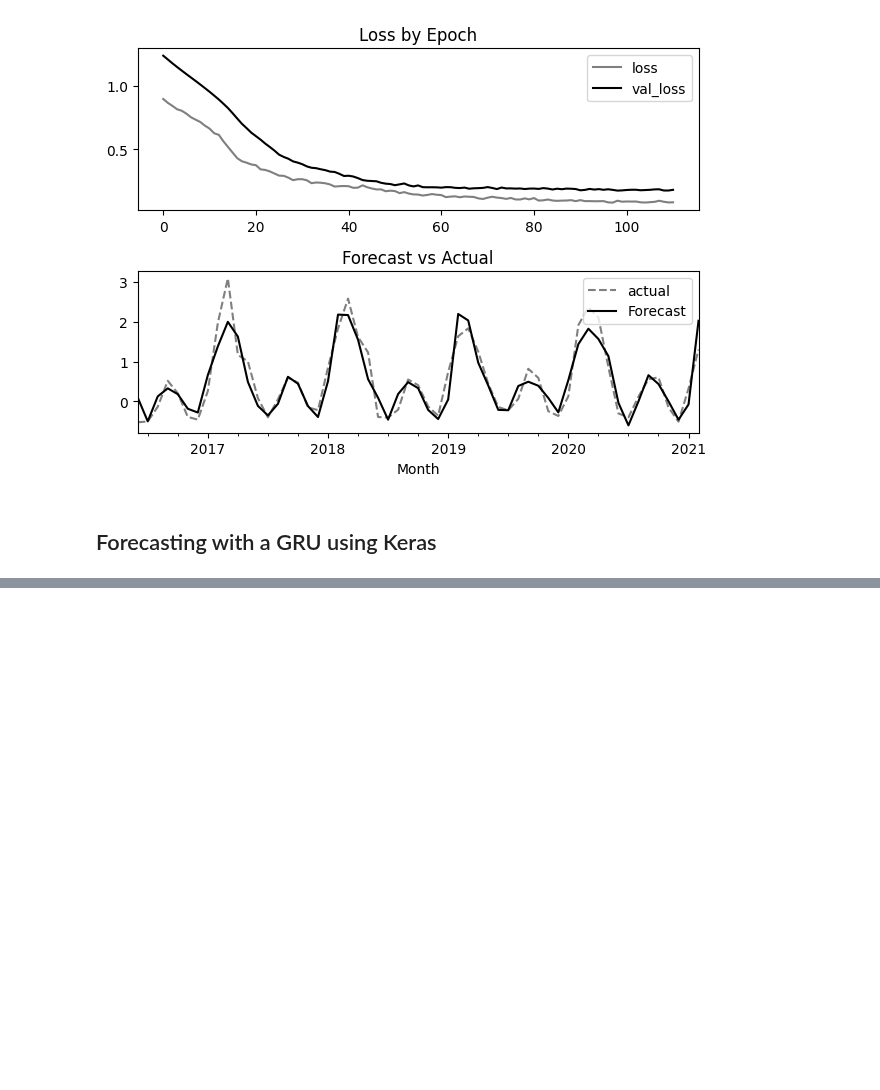
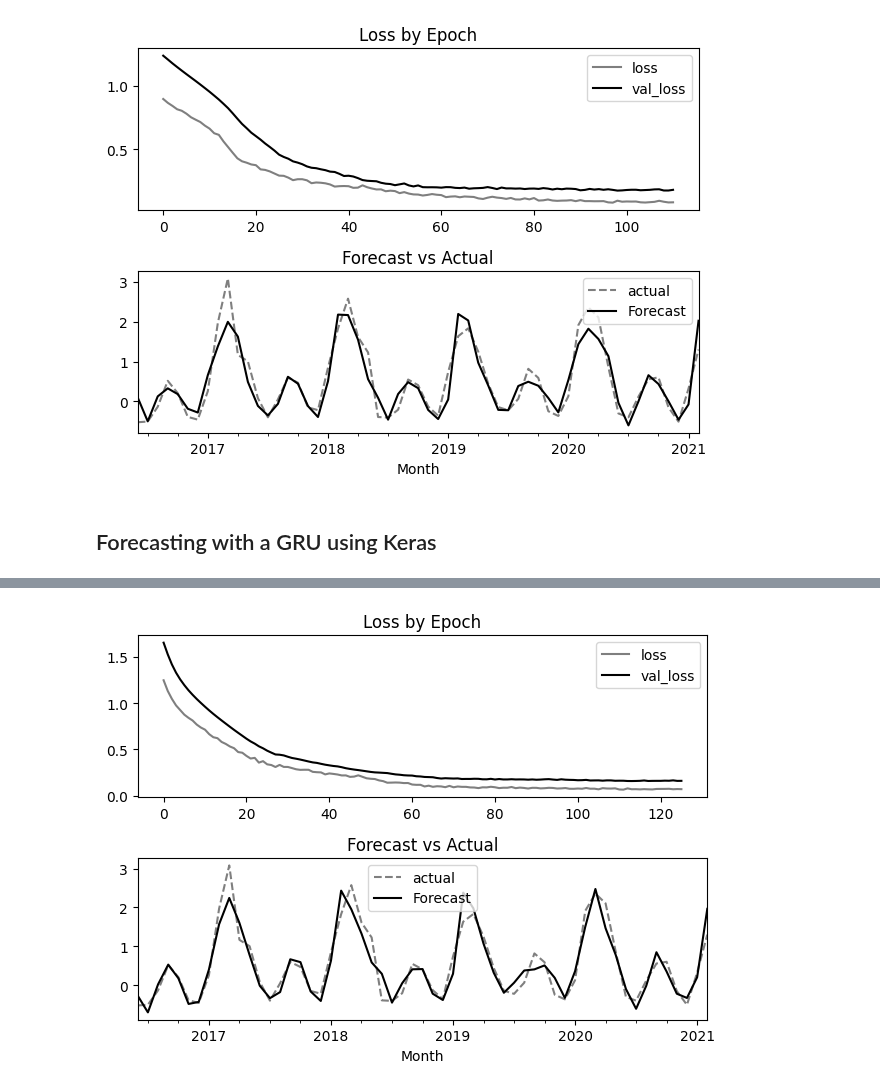
Before and after one commit to LaurbergMJ/TimeSeriesAnalysisWithPythonCookbook, a Jupyter notebook: Ch13.ipynb, the cells around one changed output, grey strips where cells are left out. Cells and saved outputs as stored; diff of their text form; code cells hidden in the pictures; blank space fills up the shorter version.

```diff
--- a/Ch13.ipynb
+++ b/Ch13.ipynb
@@ -324,0 +327,16 @@ def create_model(train, units, dropout=0.2):
+# %%
+# Create another create_model function with GRU layer
+
+def create_model_GRU(train, units, dropout=0.2):
+    model = keras.Sequential()
+    model.add(GRU(units=units,
+                  input_shape=(train.shape[1],
+                                train.shape[2])))
+    model.add(Dropout(dropout))
+    model.add(Dense(1))
+    return model
+# %%
+# Use the create_model function to create a sequential object
+
+model_en_gru = create_model_GRU(x_train_en, units=32)
+model_en_gru.summary()
@@ -324,0 +359,4 @@ def create_model(train, units, dropout=0.2):
+# %%
+# Use the train_model_ts function to train the model and store the returned dict as history_en_gru
+
+history_en_gru = train_model_ts(model_en_gru, x_train_en, y_train_en, x_val_en, y_val_en, batch_size=64)
@@ -324,0 +381,5 @@ def create_model(train, units, dropout=0.2):
+# %%
+# Use the plot_forecast to evaluate the GRU model
+
+plot_forecast(model_en_gru, x_test_en, y_test_en, test_en.index, history_en_gru)
+# %% [output]
@@ -324,0 +387 @@ def create_model(train, units, dropout=0.2):
+[figure, added]
```
Also changed, not shown: parts of 4 cells of this notebook.
